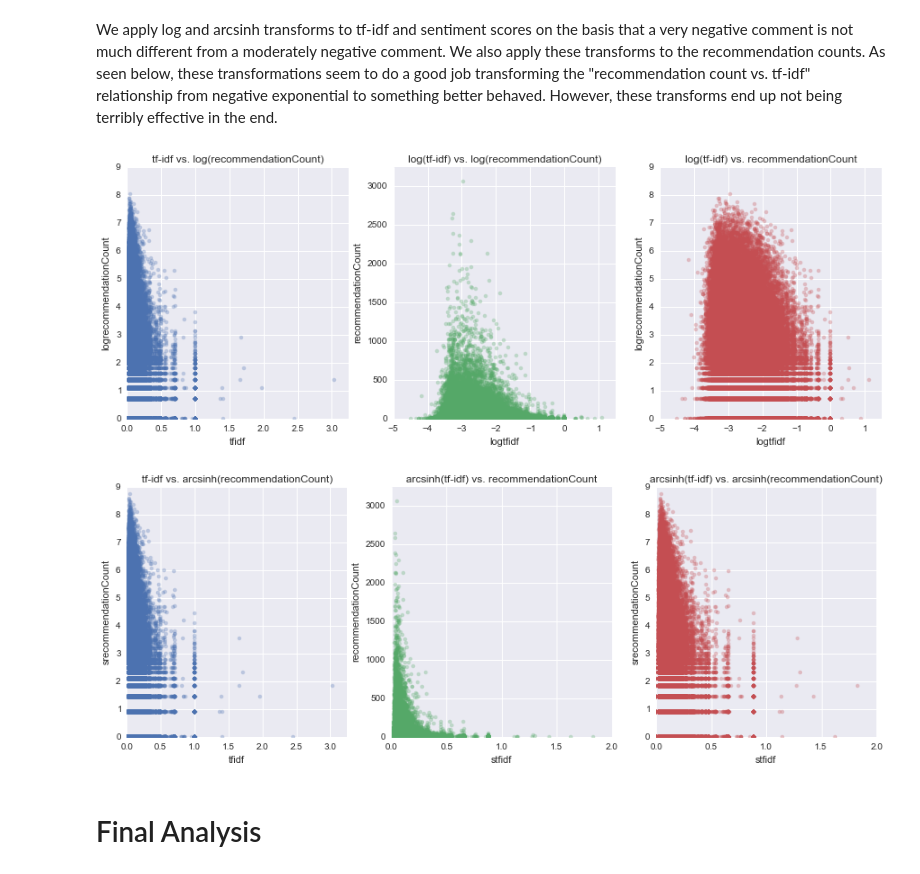
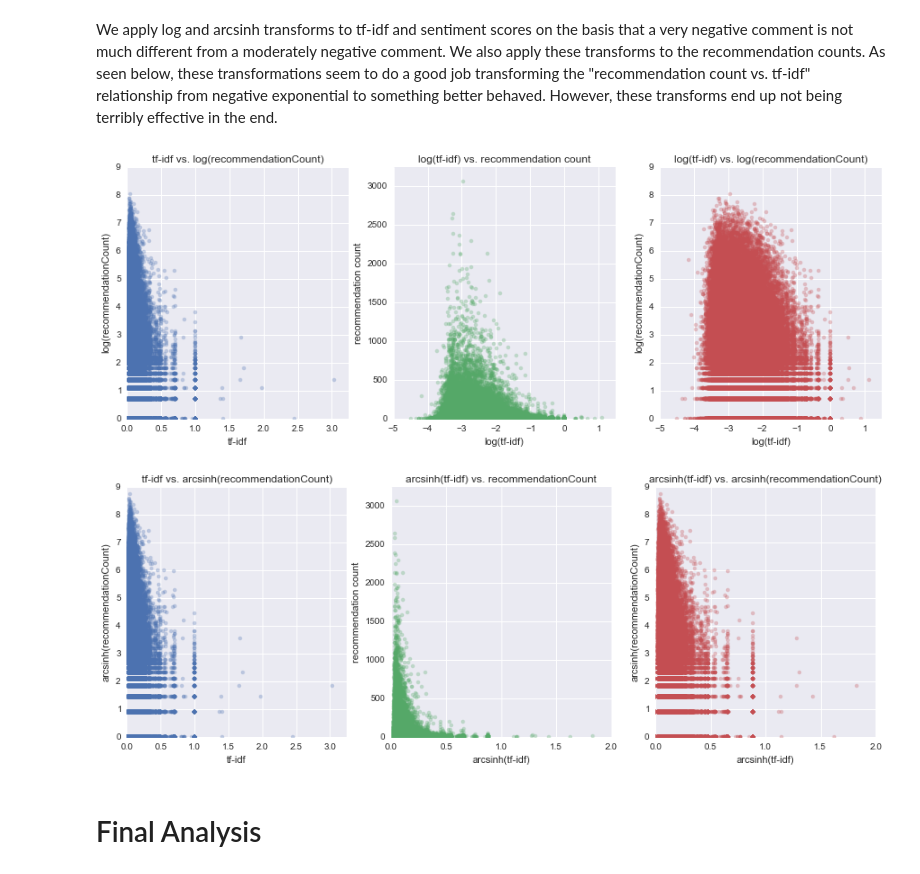
Before and after one commit to CS109-comment/NYTimes-Comment-Popularity-Prediction, a Jupyter notebook: IPython Process Notebook.ipynb, the cells around one changed output. Drawn from its saved outputs; the diff is of its cells as text; code cells hidden in the pictures.

```diff
--- a/IPython Process Notebook.ipynb
+++ b/IPython Process Notebook.ipynb
@@ -638,33 +645,45 @@ sns.regplot('tfidf', 'logrecommendationCount', data=commentsdf, fit_reg=False, a
 sns.regplot('logtfidf', 'recommendationCount', data=commentsdf, fit_reg=False, ax=axes[1], scatter_kws={'alpha':0.3});
 sns.regplot('logtfidf', 'logrecommendationCount', data=commentsdf, fit_reg=False, ax=axes[2], scatter_kws={'alpha':0.3});
 axes[0].set_title('tf-idf vs. log(recommendationCount)')
+axes[0].set_xlabel('tf-idf')
+axes[0].set_ylabel('log(recommendationCount)')
 axes[0].set_xlim(0, 3.25);
 axes[0].set_ylim(0, 9);
-axes[1].set_title('log(tf-idf) vs. log(recommendationCount)')
+axes[1].set_title('log(tf-idf) vs. recommendation count')
+axes[1].set_xlabel('log(tf-idf)')
+axes[1].set_ylabel('recommendation count')
 axes[1].set_xlim(-5, 1.5);
 axes[1].set_ylim(0, 3250);
-axes[2].set_title('log(tf-idf) vs. recommendationCount')
+axes[2].set_title('log(tf-idf) vs. log(recommendationCount)')
+axes[2].set_xlabel('log(tf-idf)')
+axes[2].set_ylabel('log(recommendationCount)')
 axes[2].set_xlim(-5, 1.5);
 axes[2].set_ylim(0, 9);
 # %% [output]
-[figure, old version]
+[figure, new version]
 # %%
 fig, axes = plt.subplots(1, 3)
 fig.set_size_inches(15, 5)
 sns.regplot('tfidf', 'srecommendationCount', data=commentsdf, fit_reg=False, ax=axes[0], scatter_kws={'alpha':0.3});
 sns.regplot('stfidf', 'recommendationCount', data=commentsdf, fit_reg=False, ax=axes[1], scatter_kws={'alpha':0.3});
 sns.regplot('stfidf', 'srecommendationCount', data=commentsdf, fit_reg=False, ax=axes[2], scatter_kws={'alpha':0.3});
 axes[0].set_title('tf-idf vs. arcsinh(recommendationCount)')
+axes[0].set_xlabel('tf-idf')
+axes[0].set_ylabel('arcsinh(recommendationCount)')
 axes[0].set_xlim(0, 3.25);
 axes[0].set_ylim(0, 9);
-axes[1].set_title('arcsinh(tf-idf) vs. recommendationCount')
+axes[1].set_title('arcsinh(tf-idf) vs. recommendation count')
+axes[1].set_xlabel('arcsinh(tf-idf)')
+axes[1].set_ylabel('recommendation count')
 axes[1].set_xlim(0, 2);
 axes[1].set_ylim(0, 3250);
 axes[2].set_title('arcsinh(tf-idf) vs. arcsinh(recommendationCount)')
+axes[2].set_xlabel('arcsinh(tf-idf)')
+axes[2].set_ylabel('arcsinh(recommendationCount)')
 axes[2].set_xlim(0, 2);
 axes[2].set_ylim(0, 9);
 # %% [output]
-[figure, old version]
+[figure, new version]
 # %% [markdown]
 <a id='final'></a>
 # Final Analysis
```
Also changed, not shown: parts of 9 cells of this notebook.
